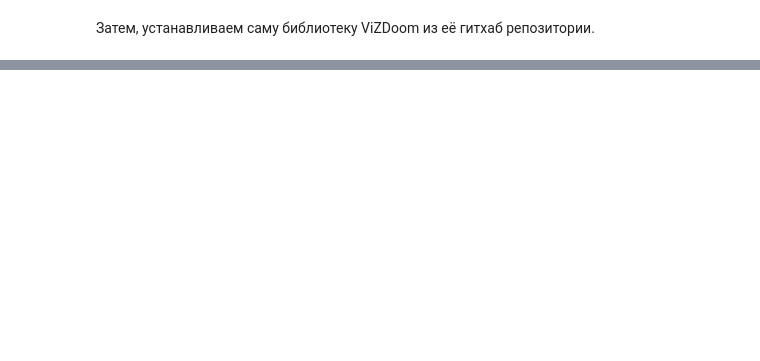
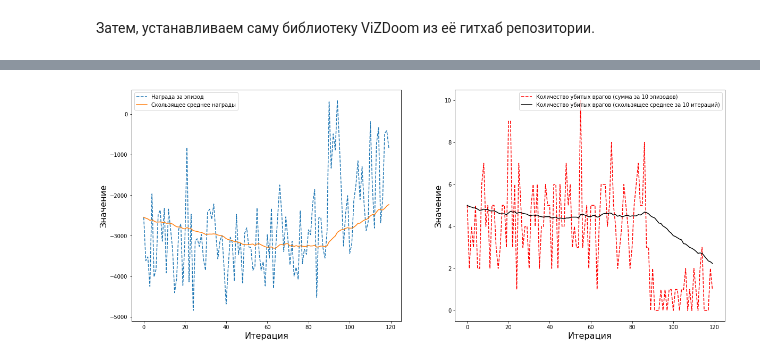
Before and after one commit to NikolaevMikhailRoma/ML_projects, a Jupyter notebook: Q_learning_doom.ipynb, the cells around one changed output, grey strips where cells are left out. Drawn from its saved outputs; the diff is of its cells as text; code cells hidden in the pictures; blank space fills up the shorter version.

```diff
--- a/Q_learning_doom.ipynb
+++ b/Q_learning_doom.ipynb
@@ -115,0 +440,86 @@ File saved as /root/.imageio/ffmpeg/ffmpeg-linux64-v3.3.1.
+# %%
+load_pretrained = False
+
+if load_pretrained:
+  main_model.load_weights('/content/drive/My Drive/dueling_qn_main2.h5')     #Загружаем веса основной модели из файла
+  target_model.load_weights('/content/drive/My Drive/dueling_qn_target2.h5') #Загружаем веса целевой модели из файла
+  with open("/content/drive/My Drive/dueling_DQN_stats2.txt", 'rb') as f:
+    record_rewards, record_kills, episode_number, timestep, epsilon, memory_buffer.PER_B = pickle.load(f) #Загружаем все остальные данные из бинарного файла. В этот список добавился PER_B — параметр буфера памяти
+
+#Иначе мы просто инизиализируем списки, в которых будет храниться статистика о работе агента
+else:
+  record_rewards = []          #Сюда будем записывать награды за 10 эпизодов (для анализа статистики)
+  record_kills = []            #Сюда будем записывать количество убитых врагов (для анализа статистики)
+  record_ammos = []            #Сюда будем записывать количество оставшихся патронов (для анализа статистики)
+
+  episode_number = 1     #Инициализируем номер эпизода как 1
+  timestep = 0           #Инициализируем параметр timestep как 0
+# %%
+game.new_episode()                       #Начинаем новый эпизод игры
+game_data = game.get_state()             #Извлекаем информацию о текущем состоянии игры
+current_info = game_data.game_variables  #current_info — массив, который содержит количество убитых врагов, наличие патронов и здоровье на текущий момент
+previous_info = current_info             #previous_info — массив, который содержит количество убитых врагов, наличие патронов и здоровье на предыдущий момент
+
+frame = game_data.screen_buffer                                                       #Извлекаем кадр из игры (480 x 640)
+processed_frame = preprocess_frame(frame)                                             #Предобрабатываем кадр в черно-белый (размер 64 х 64)
+current_state = np.stack([processed_frame.reshape(64, 64)] * num_frames, axis = 2)    #В качестве первого состояния просто дублируем кадр 8 раз
+previous_state = current_state  #Инициализируем предыдущий шаг как текущий шаг
+
+interval_reward = 0  #Инициализируем награду за интервал (10 эпизодов) как 0
+interval_kills = 0   #Инициализируем количество убитых врагов (10 эпизодов) как 0
+
+while episode_number < 15001:
+  timestep += 1
+  action_index, epsilon = get_action(previous_state, epsilon, action_size)  #Извлекаем индекс награды и новое значение эпсилон
+  action_onehot = to_categorical(action_index)                              #Приводим награду в onehot-массив
+  game.set_action(action_onehot.tolist())                                   #Подаем действие в игровую среду в качестве списка
+  game.advance_action(frames_per_action)                                    #Игра продвигается на 4 кадра (значение frames_per_action)
+
+  game_data = game.get_state()                                    #Предобрабатываем кадр в черно-белый (размер 64 х 64 x 1)
+
+  episode_done = game.is_episode_finished() #Проверяем, если эпизод закончился
+
+  if episode_done: #Нам необходимо возобновить среду и записать нужные статистики, когда заканчивается эпизод
+    episode_number += 1   #Увеличиваем номер эпизода на 1
+    interval_kills += current_info[0] #Считаем количество убитых врагов за эпизод
+
+    #Чтобы не собирать слишком много данных и чтобы данные было удобно отображать на графике, мы записываем результаты лишь раз в 10 эпизодов
+    if episode_number % 10 == 0 and episode_number > 0: #Записываем результат раз в 10 эпизодов
+      record_rewards.append(interval_reward)            #Добавляем награду в список всех наград
+      record_kills.append(interval_kills)  #Добавляем количество убитых врагов
+      show_scores(record_rewards, record_kills)  #Записываем результаты в графики
+      main_model.save_weights('/content/drive/My Drive/dueling_qn_main2.h5') #Сохраняем веса основной модели
+      target_model.save_weights('/content/drive/My Drive/dueling_qn_target2.h5') #Сохраняем веса целевой модели
+      with open('/content/drive/My Drive/dueling_DQN_stats2.txt', 'wb') as f:  #Записываем статистику в файл через библиотеку pickle
+        pickle.dump([record_rewards, record_kills, episode_number, timestep, epsilon, memory_buffer.PER_B], f)
+
+      print("Статистика успешно сохранена.")
+
+      print(f"Закончился {episode_number}-й эпизод. Значение эпсилон: {round(epsilon, 2)}, Количество убитых врагов: {current_info[0]}, количество оставшихся патронов: {current_info[1]}")
+
+      interval_reward, interval_kills = 0, 0  #Заново инициализируем значения статистики для интервала в 10 эпизодов
+
+    game.new_episode()                       #Затем необходимо начать новый эпизод игры
+    game_data = game.get_state()            #Извлекаем новое состояние игры
+
+  current_info = game_data.game_variables  #Извлекаем информацию об игровой среде (количество убитых врагов, неиспользованных патронов, текущее здоровье)
+  frame = game_data.screen_buffer          #Извлекаем новый кадр из игры
+  processed_frame = preprocess_frame(frame) #Предобрабатываем кадр (новая размерность будет 64 х 64 х 1)
+  current_state = np.append(processed_frame, current_state[:, :, :num_frames-1], axis = 2) #Обновляем состояние — удаляем последний кадр и добавляем новый
+
+  environment_reward = game.get_last_reward()                            #Извлекаем награду за шаг из игровой среды
+  custom_reward = get_reward(previous_info, current_info, episode_done)  #Извлекаем нагаду за шаг, используя самописную логику
+  reward = environment_reward + custom_reward  #Награда за действие будет суммой награды из игровой среды и самописной награды
+
+  interval_reward += reward #Добавляем награду в переменную для статистики
+  reward = reward/50        #Нормируем награду делением на 50
+
+  memory_buffer.store((previous_state, action_index, reward, current_state, episode_done)) #Добавляем предыдущее состояние, действие, награду и текущее состояние в память
+
+  if memory_buffer.buffer_size >= observation_steps: #Если у нас достаточно данных в буфере памяти для обучения алгоритма:
+    train()   #Обучаем модели по очереди, используя самописный метод
+
+  previous_info = current_info    #Запоминаем предыдущую информацию
+  previous_state = current_state  #Запоминаем предыдущее состояние
+# %% [output]
+[figure, added]
```
Also changed, not shown: parts of 38 cells of this notebook.
